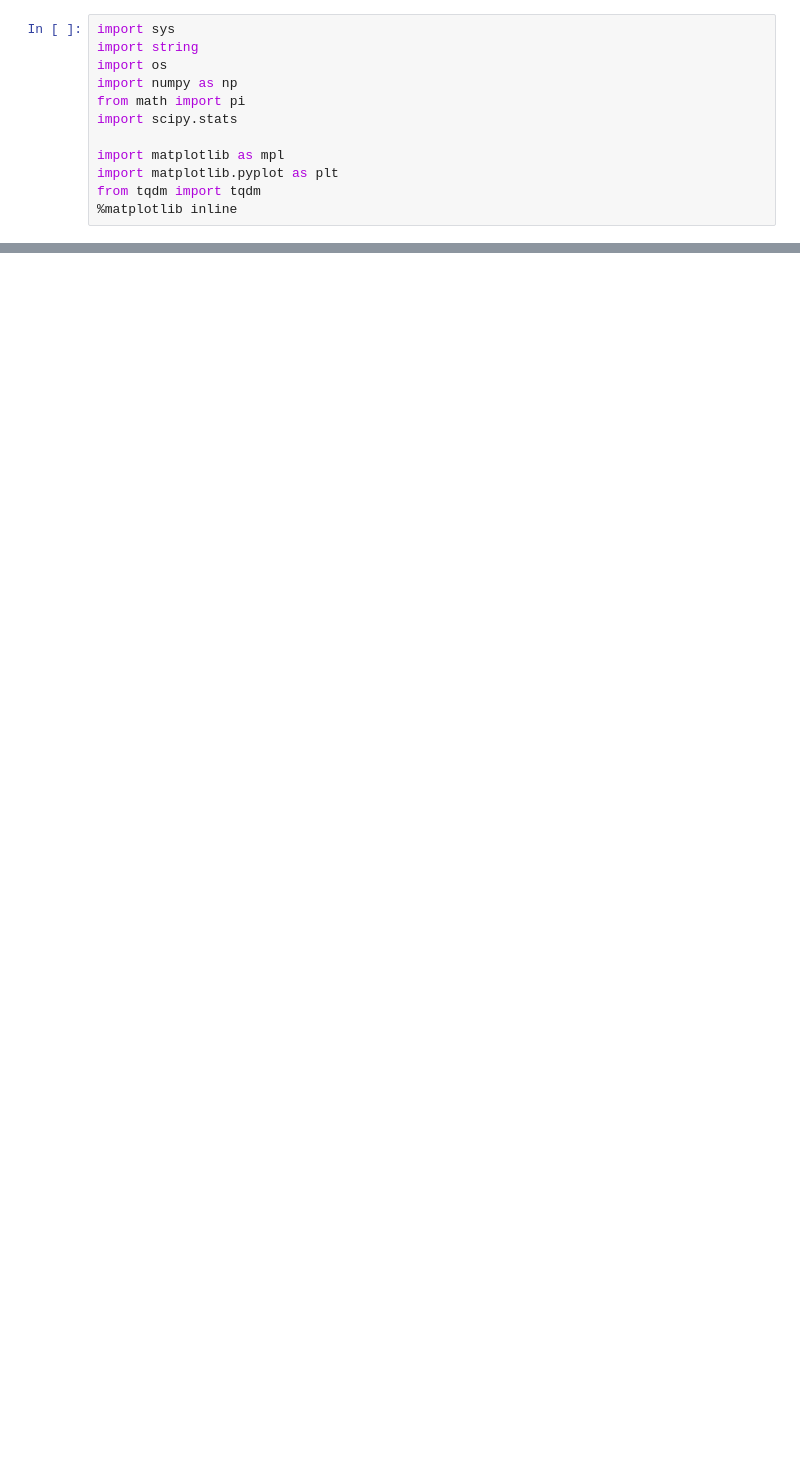
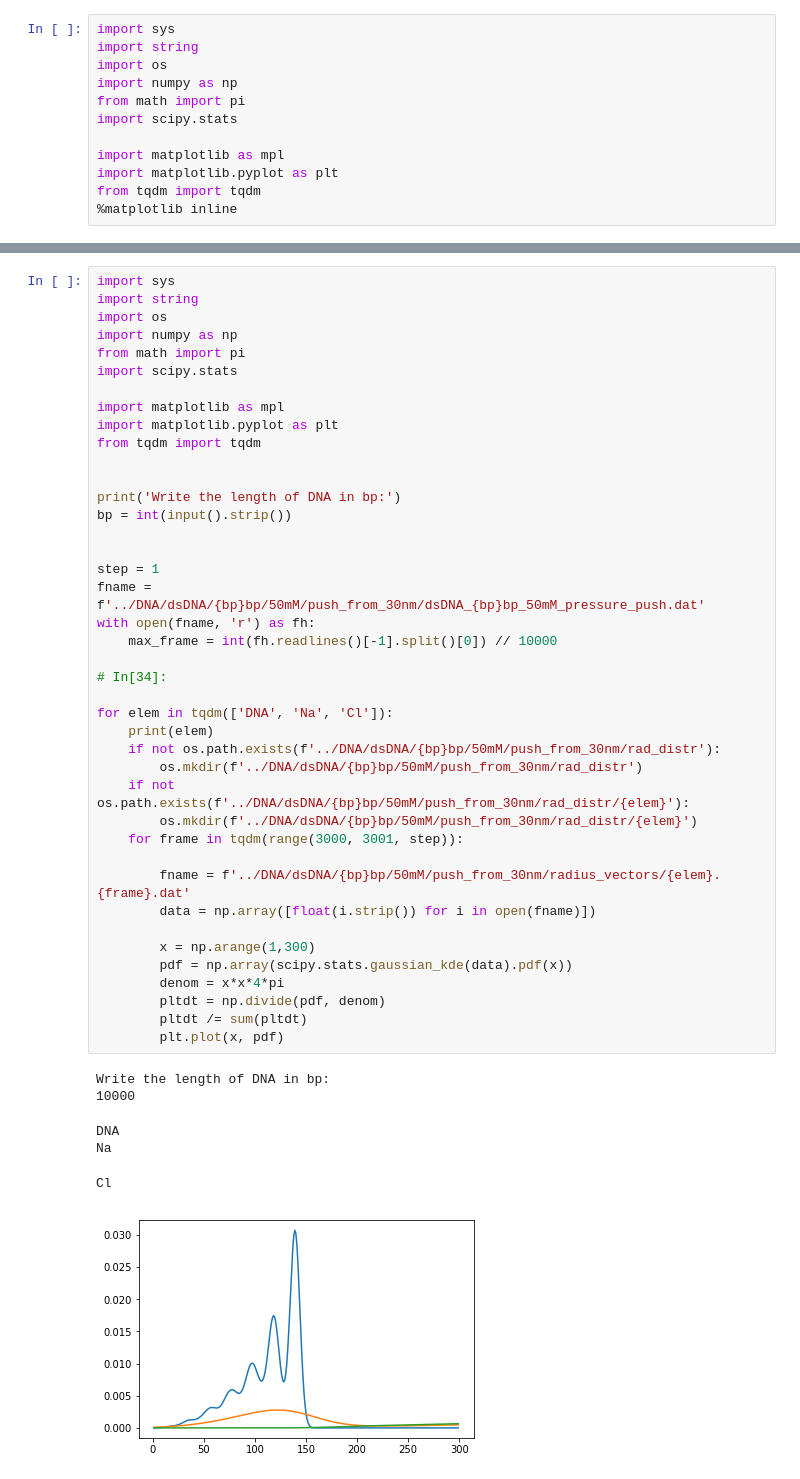
Before and after one commit to y-ksenia/1qgt_modeling, a Jupyter notebook: calc_rad_distr/test_kde.ipynb, the cells around one changed output, grey strips where cells are left out. Drawn from its saved outputs; the diff is of its cells as text; blank space fills up the shorter version.

```diff
--- a/calc_rad_distr/test_kde.ipynb
+++ b/calc_rad_distr/test_kde.ipynb
@@ -80,0 +64,48 @@ DNA
+# %%
+import sys
+import string
+import os
+import numpy as np
+from math import pi
+import scipy.stats
+
+import matplotlib as mpl
+import matplotlib.pyplot as plt
+from tqdm import tqdm
+
+
+print('Write the length of DNA in bp:')
+bp = int(input().strip())
+
+
+step = 1
+fname = f'../DNA/dsDNA/{bp}bp/50mM/push_from_30nm/dsDNA_{bp}bp_50mM_pressure_push.dat'
+with open(fname, 'r') as fh:
+    max_frame = int(fh.readlines()[-1].split()[0]) // 10000
+
+# In[34]:
+
+for elem in tqdm(['DNA', 'Na', 'Cl']):
+    print(elem)
+    if not os.path.exists(f'../DNA/dsDNA/{bp}bp/50mM/push_from_30nm/rad_distr'):
+        os.mkdir(f'../DNA/dsDNA/{bp}bp/50mM/push_from_30nm/rad_distr')
+    if not os.path.exists(f'../DNA/dsDNA/{bp}bp/50mM/push_from_30nm/rad_distr/{elem}'):
+        os.mkdir(f'../DNA/dsDNA/{bp}bp/50mM/push_from_30nm/rad_distr/{elem}')
+    for frame in tqdm(range(3000, 3001, step)):
+
+        fname = f'../DNA/dsDNA/{bp}bp/50mM/push_from_30nm/radius_vectors/{elem}.{frame}.dat'
+        data = np.array([float(i.strip()) for i in open(fname)])
+
+        x = np.arange(1,300)
+        pdf = np.array(scipy.stats.gaussian_kde(data).pdf(x))
+        denom = x*x*4*pi
+        pltdt = np.divide(pdf, denom)
+        pltdt /= sum(pltdt)
+        plt.plot(x, pdf)
+# %% [output]
+Write the length of DNA in bp:
+10000
+DNA
+Na
+Cl
+[figure, added]
```
Also changed, not shown: parts of 1 cell of this notebook, 15 other files.
